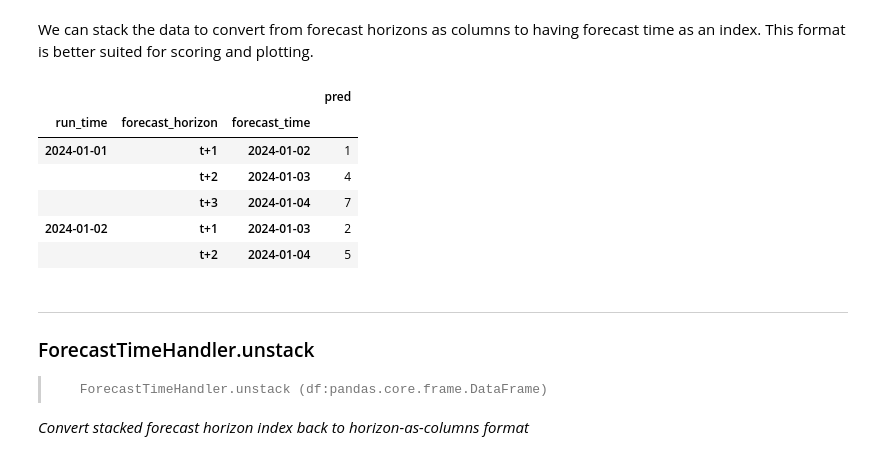
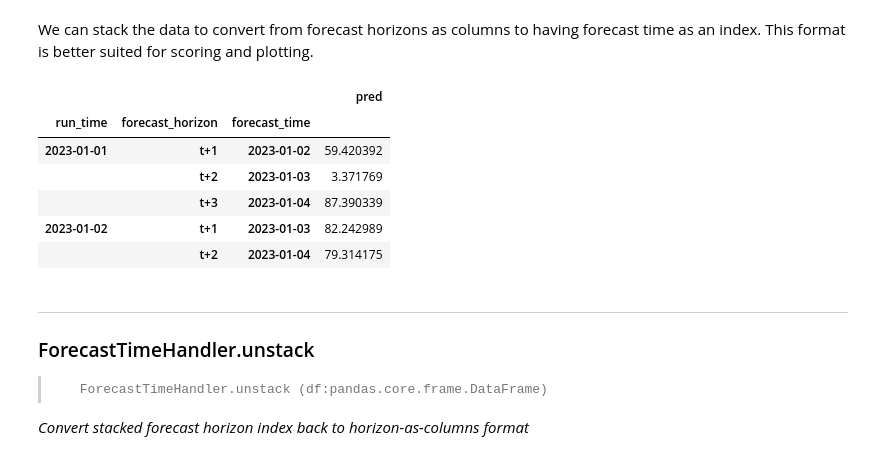
Before and after one commit to iraind/omvs_senegal, a Jupyter notebook: nbs/06_utils.time.ipynb, the cells around one changed output. Cells and saved outputs as stored; diff of their text form; code cells hidden in the pictures.

Commit message:
Add testing to time utils

```diff
--- a/nbs/06_utils.time.ipynb
+++ b/nbs/06_utils.time.ipynb
@@ -114 +115,14 @@ class ForecastTimeHandler:
+# %%
+#| hide
+def create_test_data():
+    """Create sample forecast data for testing"""
+    run_times = pd.date_range(start='2023-01-01', end='2023-01-10', freq='D', name="run_time")
+    horizons = [f't+{i}' for i in range(1, 4)] # Forecast horizons (t+1, t+2, t+3)
+    predictions = pd.DataFrame(index=run_times, columns=horizons, data=np.random.rand(len(run_times), len(horizons)) * 100)
+
+    # Create matching observations
+    obs_times = pd.date_range(start='2023-01-03', end='2023-01-15', freq='D', name="time")  # t+1 starts one day after
+    observations = pd.DataFrame(index=obs_times, columns=['obs'], data=np.random.rand(len(obs_times)) * 100)
+
+    return predictions, observations
 # %% [markdown]
@@ -146,0 +130,3 @@ observations.head(3)
+# %%
+forecast, observations = create_test_data()
+forecast.head(3)
@@ -161,13 +161,13 @@ show_doc(ForecastTimeHandler.stack)
 # %% [markdown]
 We can stack the data to convert from forecast horizons as columns to having forecast time as an index. This format is better suited for scoring and plotting.
 # %%
-stacked_forecast = frcst_time_handler.stack(forecast_data)
+stacked_forecast = frcst_time_handler.stack(forecast)
 stacked_forecast.head()
 # %% [output]
 |  |  |  | pred |
 | run_time | forecast_horizon | forecast_time |  |
-| 2024-01-01 | t+1 | 2024-01-02 | 1 |
-|  | t+2 | 2024-01-03 | 4 |
-|  | t+3 | 2024-01-04 | 7 |
-| 2024-01-02 | t+1 | 2024-01-03 | 2 |
-|  | t+2 | 2024-01-04 | 5 |
+| 2023-01-01 | t+1 | 2023-01-02 | 59.420392 |
+|  | t+2 | 2023-01-03 | 3.371769 |
+|  | t+3 | 2023-01-04 | 87.390339 |
+| 2023-01-02 | t+1 | 2023-01-03 | 82.242989 |
+|  | t+2 | 2023-01-04 | 79.314175 |
```
Also changed, not shown: parts of 25 cells of this notebook, 1 other file.
